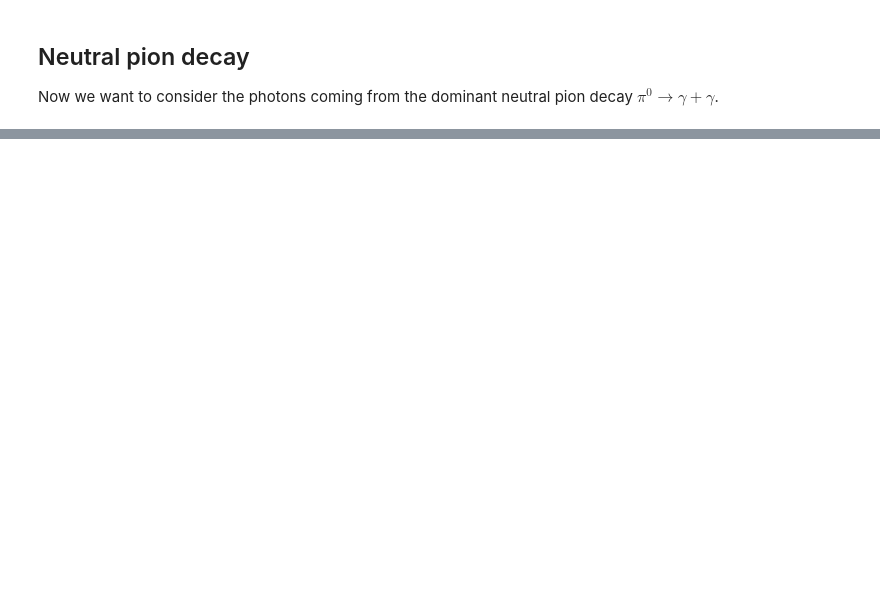
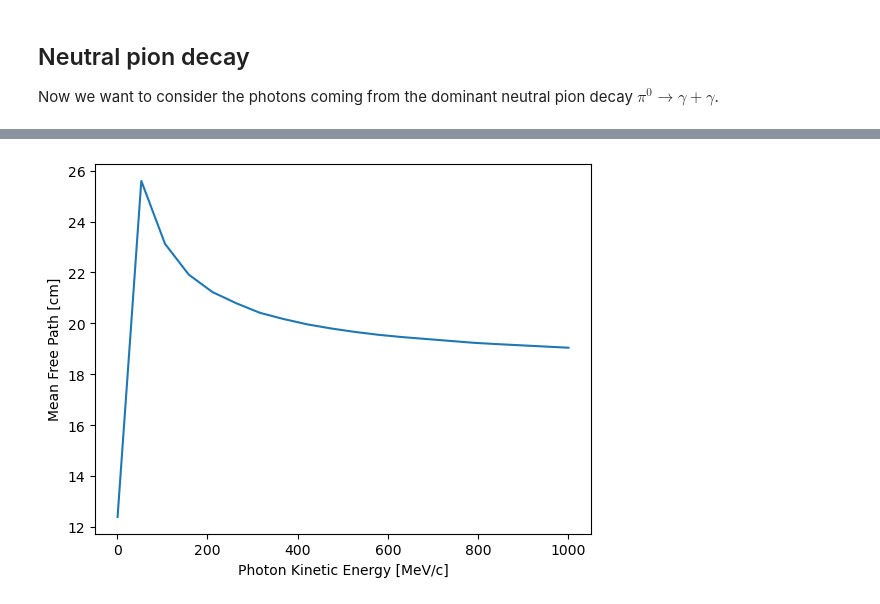
Before and after one commit to epelaaez/LArIATCode, a Jupyter notebook: notebooks/sim.ipynb, the cells around one changed output, grey strips where cells are left out. Saved outputs shown, nothing was run; the diff lists cells and outputs as text; code cells hidden in the pictures; blank space fills up the shorter version.

```diff
--- a/notebooks/sim.ipynb
+++ b/notebooks/sim.ipynb
@@ -236,0 +283,8 @@ plt.show()
+# %%
+photon_mom = np.linspace(1, 1000, 20)
+plt.plot(photon_mom, lambda_interp(photon_mom))
+plt.xlabel("Photon Kinetic Energy [MeV/c]")
+plt.ylabel("Mean Free Path [cm]")
+plt.show()
+# %% [output]
+[figure, added]
```
Also changed, not shown: parts of 13 cells of this notebook.
